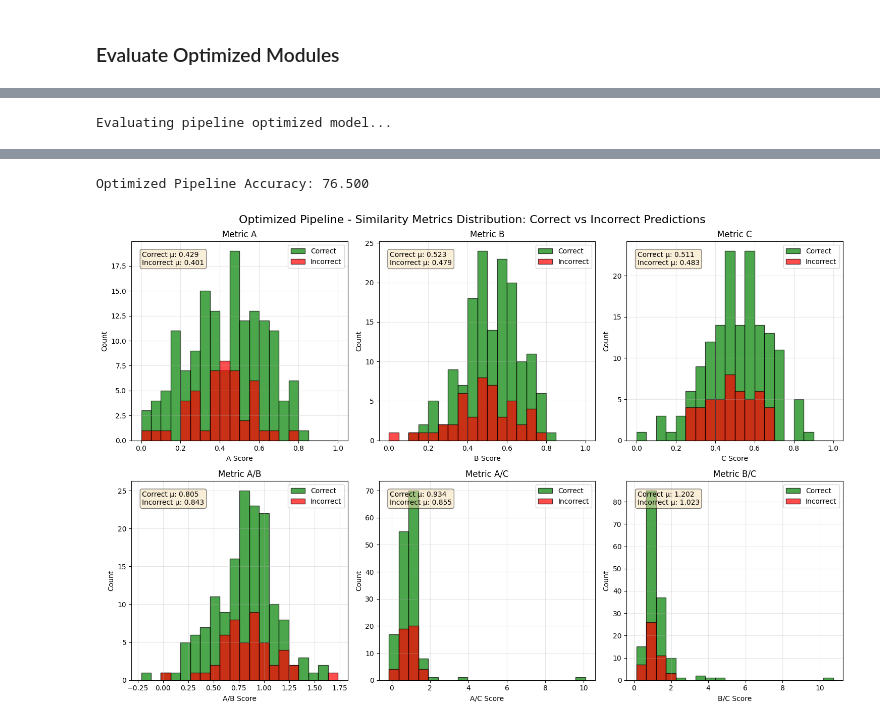
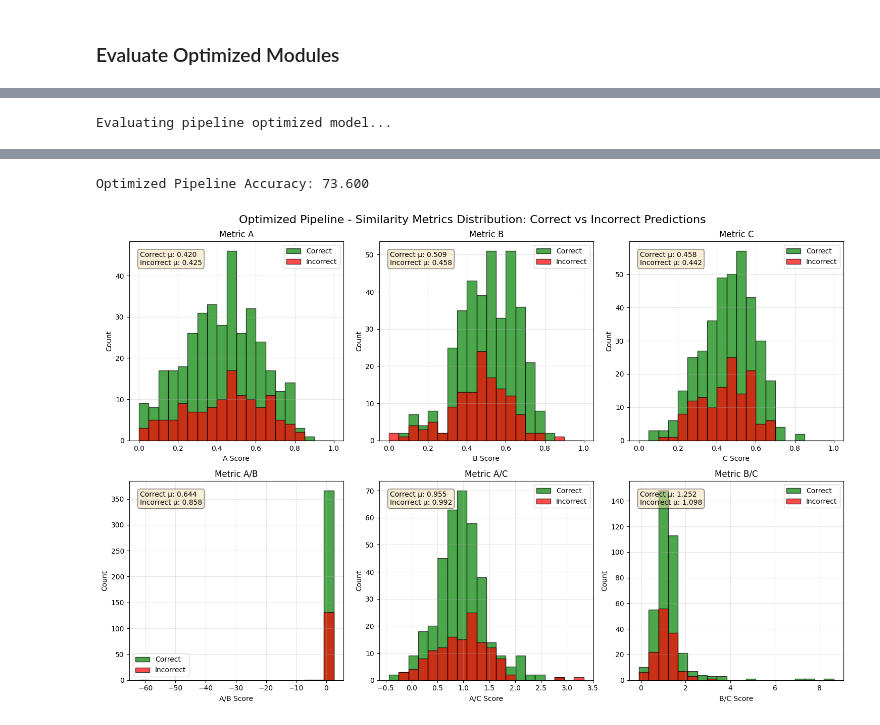
Before and after one commit to yuvallevy09/nlp-with-llms-2025-hw2, a Jupyter notebook: anli_llm copy.ipynb, the cells around one changed output, grey strips where cells are left out. Drawn from its saved outputs; the diff is of its cells as text; code cells hidden in the pictures.

```diff
--- a/anli_llm copy.ipynb
+++ b/anli_llm copy.ipynb
@@ -377,13 +356,11 @@ def joint_similarity_reward(example, pred: dspy.Prediction) -> float:
         pred.explanation
     )
 
-    if 0.0 <= similarity_scores['A'] <= 0.6:
+    if 0.25 <= similarity_scores['A'] <= 0.65:
         score += 1.0
-    if 0.45 <= similarity_scores['B'] <= 0.85:
+    if 0.35 <= similarity_scores['B']:
         score += 1.0
-    if 0.0 <= similarity_scores['A/B'] <= 1.25:
-        score += 1.0
-    if 0.0 <= similarity_scores['A/C'] <= 1.25:
+    if 0.5 <= similarity_scores['B/C']:
         score += 1.0
 
     return score
@@ -400,14 +377,10 @@ def pipeline_similarity_reward(example, pred: dspy.Prediction) -> float:
         pred.explanation
     )
 
-    if 0.1 <= similarity_scores['A'] <= 0.85:
+    if similarity_scores['A'] <= 0.8:
         score += 1
-    if 0.2 <= similarity_scores['B'] <= 0.8:
+    if 0.3 <= similarity_scores['B']:
         score += 1
-    if 0.0 <= similarity_scores['A/B'] <= 1.9:
-        score += 1
-    if 0.5 <= similarity_scores['B/C']:
-        score += 1.0
 
     return score
 
@@ -416,14 +389,14 @@ refined_joint = dspy.Refine(
     module=joint_cot,
     N=3,
     reward_fn=joint_similarity_reward,
-    threshold=4.0
+    threshold=3.0
 )
 
 refined_pipeline = dspy.Refine(
     module=pipeline_module,
     N=3,
     reward_fn=pipeline_similarity_reward,
-    threshold=4.0
+    threshold=2.0
 )
 # %% [markdown]
 ### Evaluation with Refine Module
@@ -505,7 +478,7 @@ optimizer = MIPROv2(metric=exact_match)
 # %%
 optimized_joint = optimizer.compile(
     refined_joint,
-    trainset=dspy_eval_samples[:100],
+    trainset=dspy_eval_samples[500:700],
     requires_permission_to_run=False
 )
 # %% [output]
@@ -580,7 +560,7 @@ Your response should include:
 # %%
 optimized_pipeline = optimizer.compile(
     refined_pipeline,
-    trainset=dspy_eval_samples[:100],
+    trainset=dspy_eval_samples[500:700],
     requires_permission_to_run=False
 )
 # %% [output]
@@ -668,7 +654,7 @@ Optimized Joint CoT Accuracy: 73.500
 print("Evaluating pipeline optimized model...")
 pipeline_opt_accuracy, pipeline_opt_results = evaluate_with_similarity_parallel(
     optimized_pipeline,
-    dspy_eval_samples[100:300],  # Use different data for testing
+    dspy_eval_samples[:500],  # Use different data for testing
     num_threads=4,
     collect_results=True
 )
@@ -682,2 +668,2 @@ Evaluating pipeline optimized model...
-Optimized Pipeline Accuracy: 76.500
+Optimized Pipeline Accuracy: 73.600
-[figure, old version]
+[figure, new version]
```
Also changed, not shown: parts of 15 cells of this notebook.
